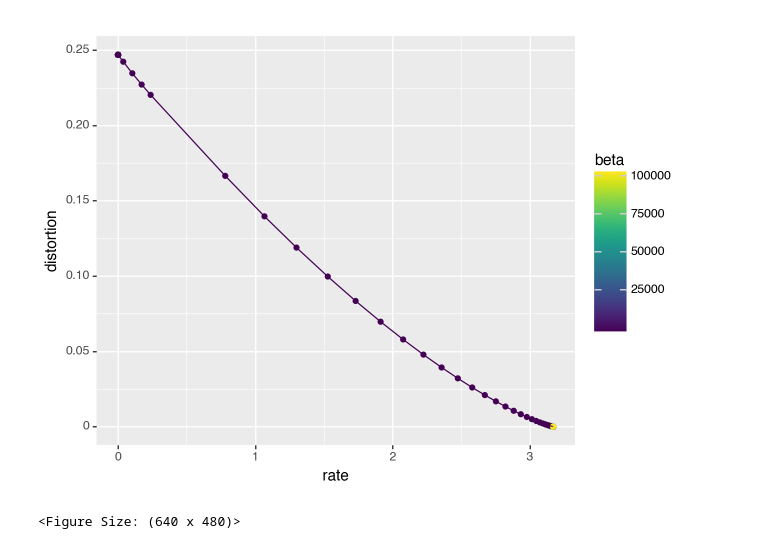
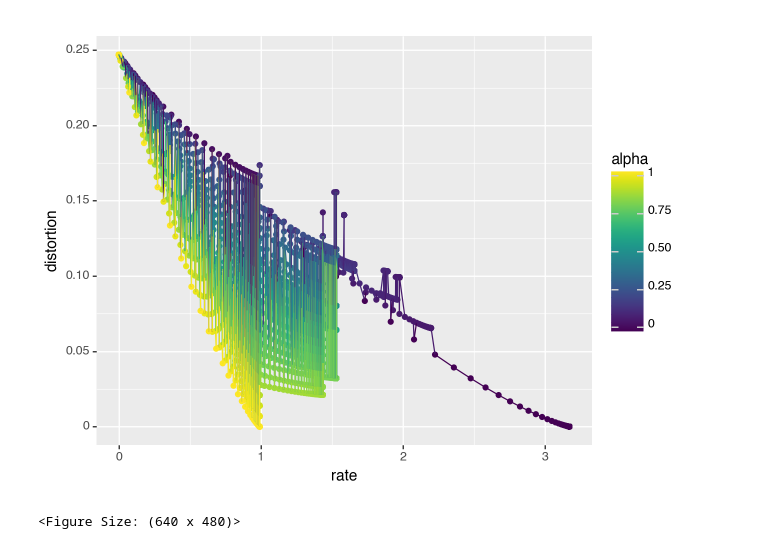
Before and after one commit to nathimel/rdot, a Jupyter notebook: src/examples/test_ibmse.ipynb, the cells around one changed output. Saved outputs shown, nothing was run; the diff lists cells and outputs as text; code cells hidden in the pictures.

```diff
--- a/src/examples/test_ibmse.ipynb
+++ b/src/examples/test_ibmse.ipynb
@@ -69,19 +69,19 @@ data = pd.DataFrame(
 # %%
 (
     pn.ggplot(
-        data[data["alpha"] == 0.],
-        # data,
+        # data[data["alpha"] == 0.],
+        data,
         pn.aes(
             x="rate",
             y="distortion",
             # y="accuracy",
-            # color="alpha"
-            color="beta",
+            color="alpha"
+            # color="beta",
         )
     )
     + pn.geom_point()
     + pn.geom_line()
 )
 # %% [output]
-[figure, old version]
+[figure, new version]
 <Figure Size: (640 x 480)>
```
Also changed, not shown: parts of 2 cells of this notebook, 1 other file.
